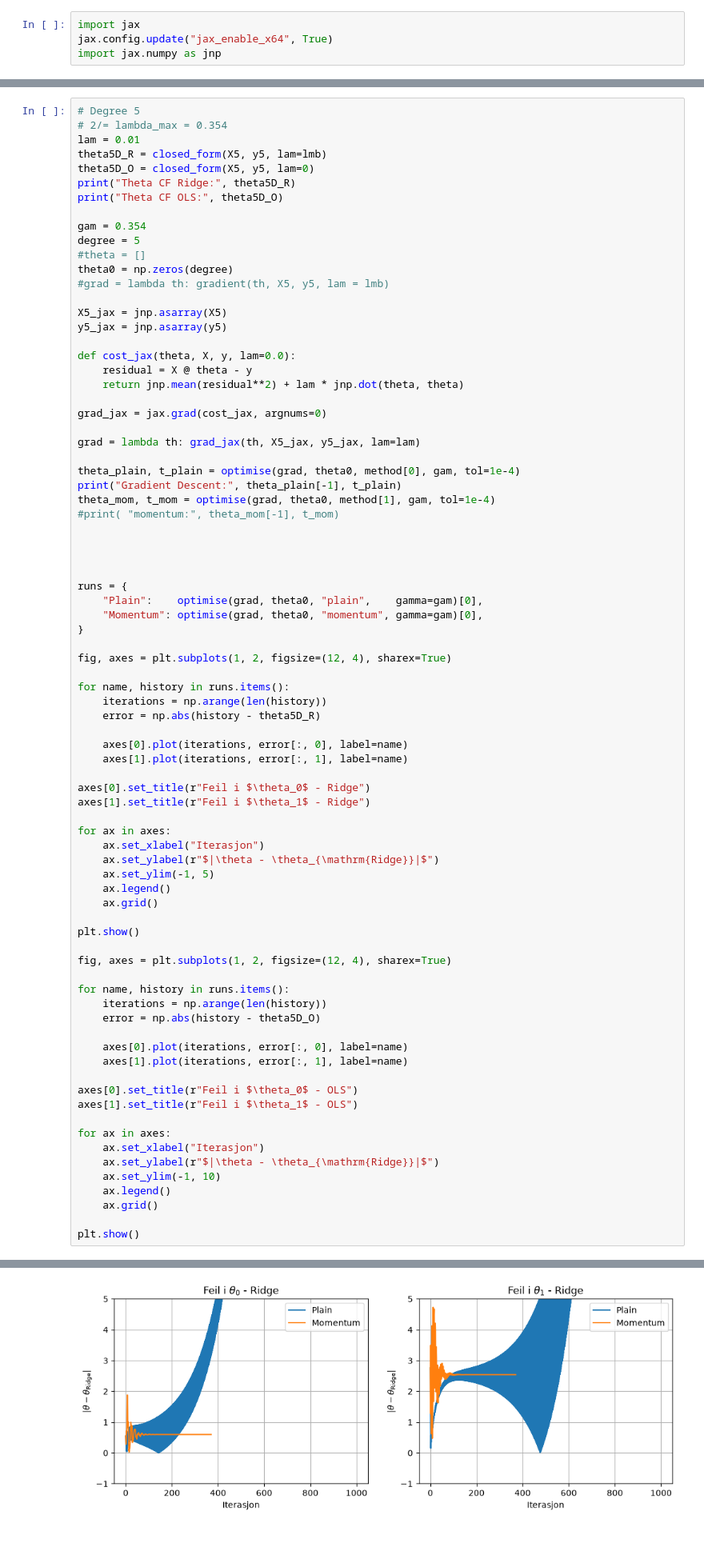
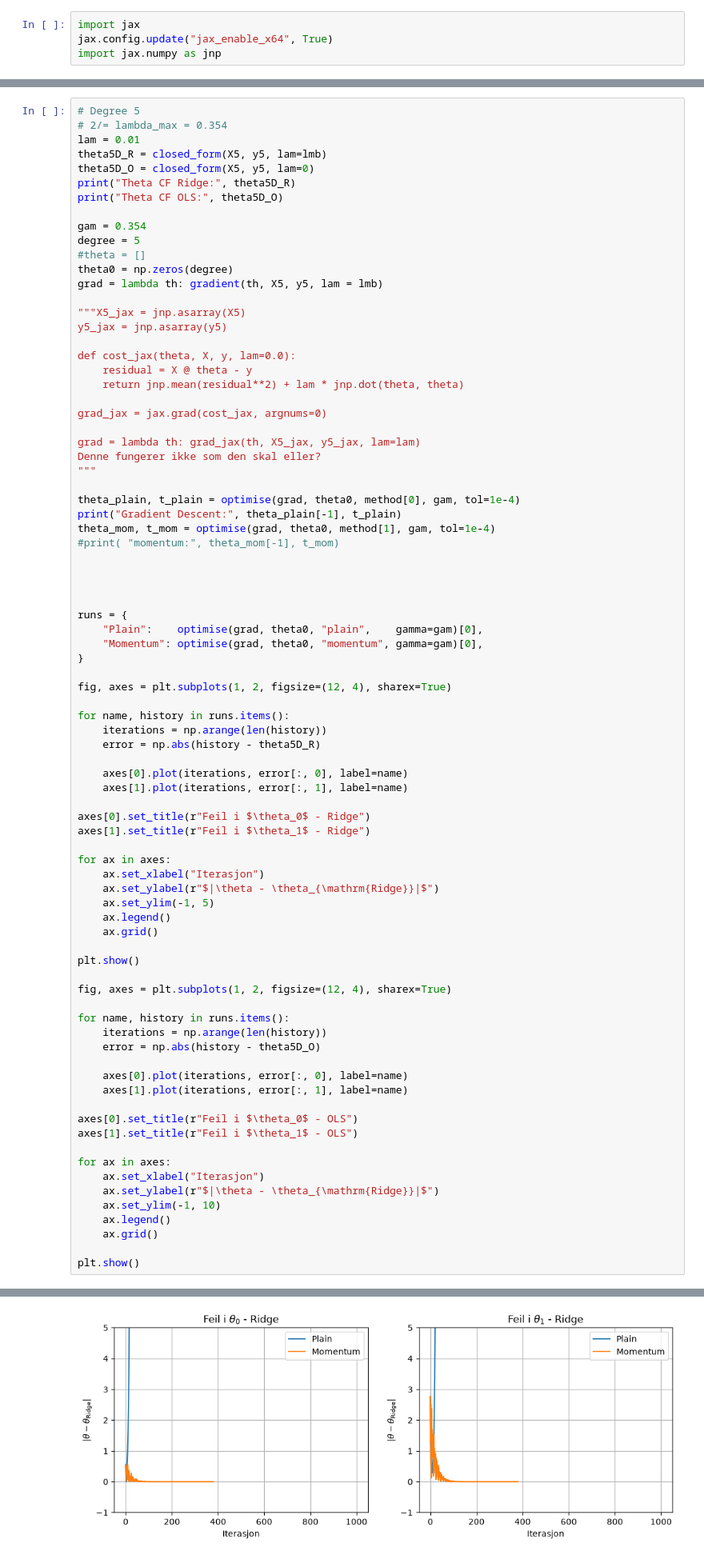
Before and after one commit to Timholmen96/MachineLearningUiO, a Jupyter notebook: doc/WeeklyMaterial/week38/exercisesweek38.ipynb, the cells around one changed output, grey strips where cells are left out. Shown at 80% size. Cells and saved outputs as stored; diff of their text form.

```diff
--- a/doc/WeeklyMaterial/week38/exercisesweek38.ipynb
+++ b/doc/WeeklyMaterial/week38/exercisesweek38.ipynb
@@ -290,9 +290,9 @@ gam = 0.354
 degree = 5
 #theta = []
 theta0 = np.zeros(degree)
-#grad = lambda th: gradient(th, X5, y5, lam = lmb)
+grad = lambda th: gradient(th, X5, y5, lam = lmb)
 
-X5_jax = jnp.asarray(X5)
+"""X5_jax = jnp.asarray(X5)
 y5_jax = jnp.asarray(y5)
 
 def cost_jax(theta, X, y, lam=0.0):
@@ -302,6 +302,8 @@ def cost_jax(theta, X, y, lam=0.0):
 grad_jax = jax.grad(cost_jax, argnums=0)
 
 grad = lambda th: grad_jax(th, X5_jax, y5_jax, lam=lam)
+Denne fungerer ikke som den skal eller?
+"""
 
 theta_plain, t_plain = optimise(grad, theta0, method[0], gam, tol=1e-4)
 print("Gradient Descent:", theta_plain[-1], t_plain)
@@ -364 +367 @@ Gradient Descent: [-626.65288785 -172.7548079  -663.31516345 -147.54344811 -635.
-[figure, old version]
+[figure, new version]
```
Also changed, not shown: parts of 1 cell of this notebook.
